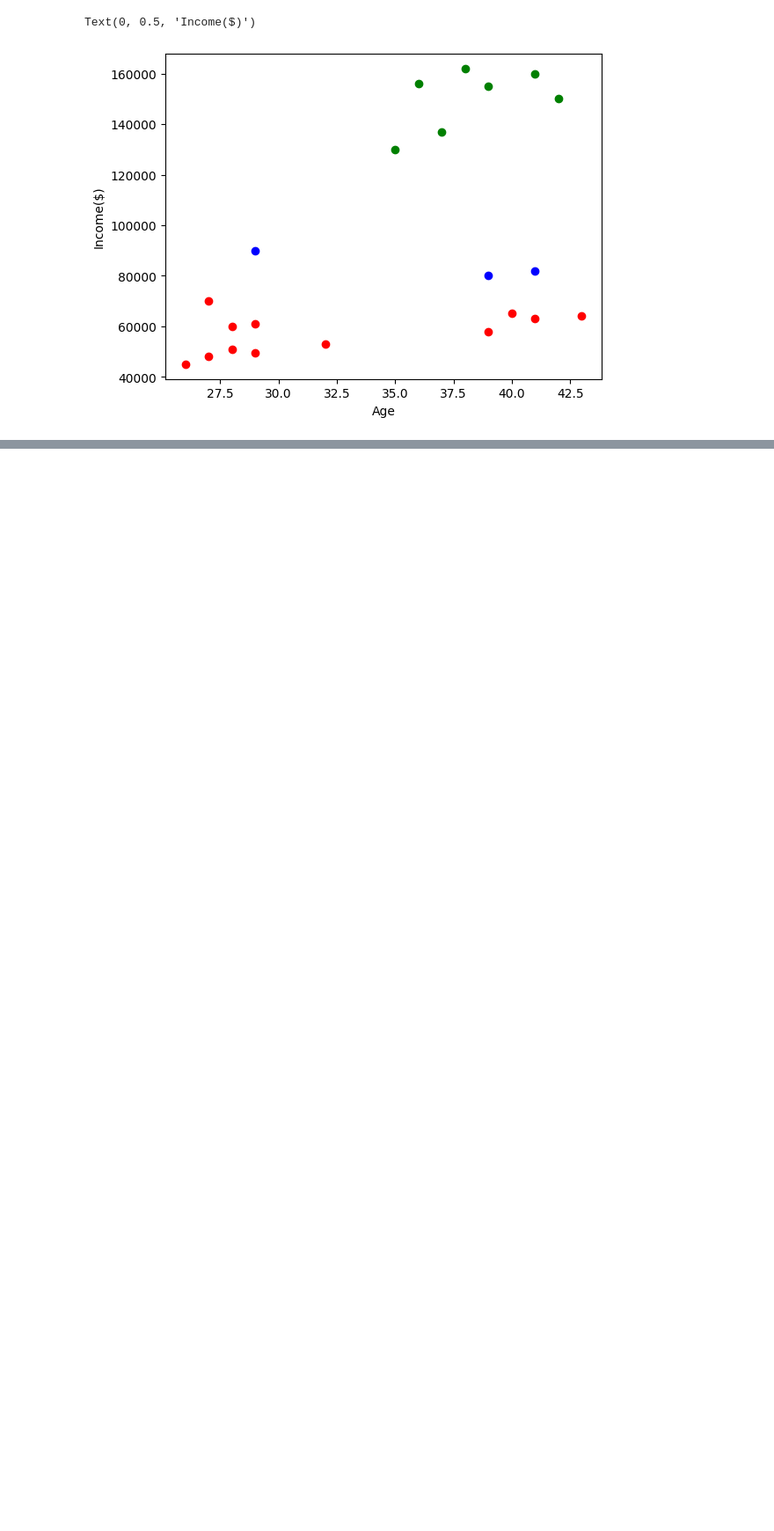
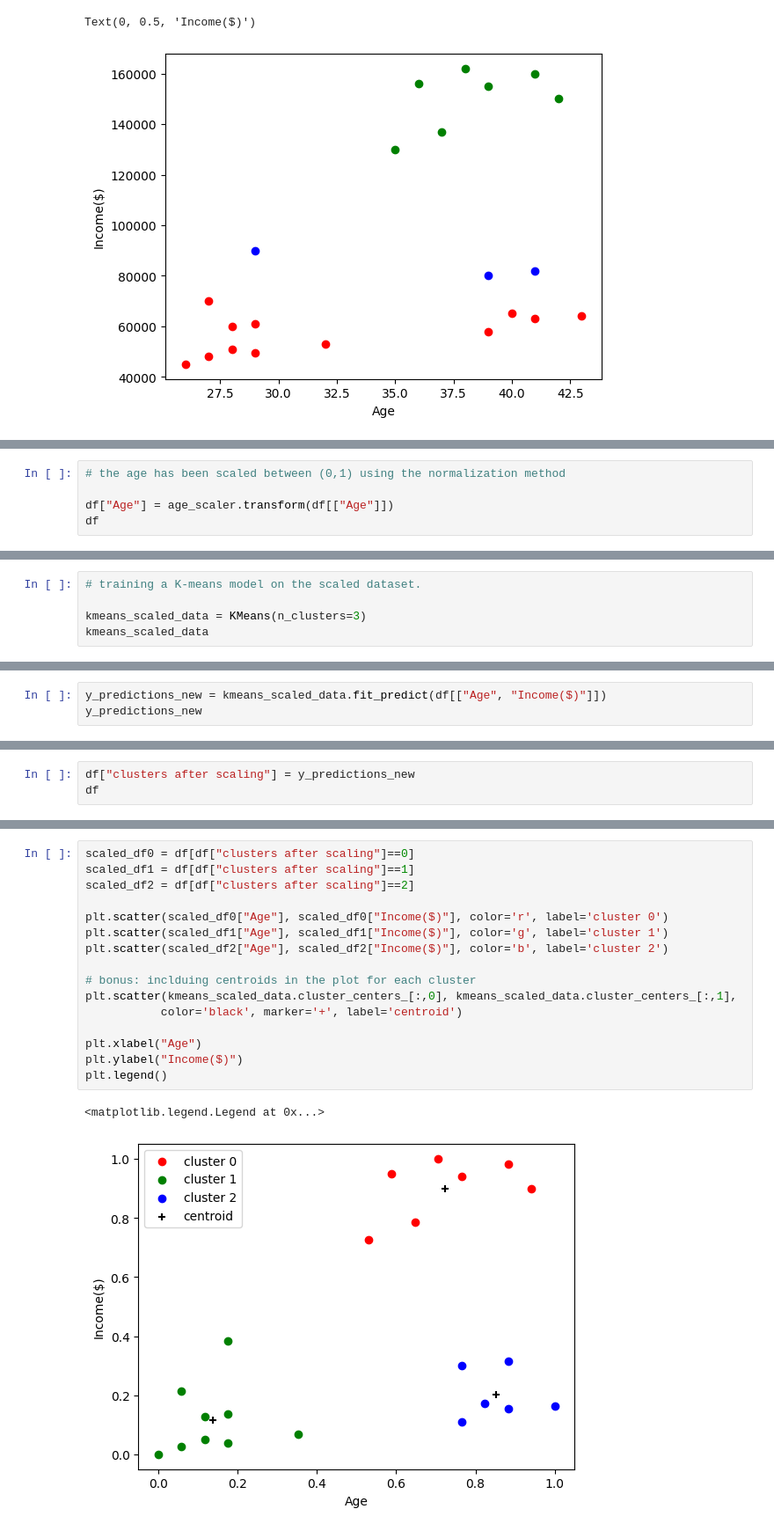
Before and after one commit to cmd-cosmos/ml-algorithms, a Jupyter notebook: Unsupervised-Learning/1-k-means-clustering/k_means_clustering.ipynb, the cells around one changed output, grey strips where cells are left out. Shown at 88% size. Saved outputs shown, nothing was run; the diff lists cells and outputs as text; blank space fills up the shorter version.

Commit message:
scaling(normalization) on data using MinMaxScaler, observed perfect clustering into 3 clusters.

```diff
--- a/Unsupervised-Learning/1-k-means-clustering/k_means_clustering.ipynb
+++ b/Unsupervised-Learning/1-k-means-clustering/k_means_clustering.ipynb
@@ -104,0 +142,5 @@ Text(0, 0.5, 'Income($)')
+# %%
+# the age has been scaled between (0,1) using the normalization method
+
+df["Age"] = age_scaler.transform(df[["Age"]])
+df
@@ -104,0 +165,5 @@ Text(0, 0.5, 'Income($)')
+# %%
+# training a K-means model on the scaled dataset.
+
+kmeans_scaled_data = KMeans(n_clusters=3)
+kmeans_scaled_data
@@ -104,0 +172,3 @@ Text(0, 0.5, 'Income($)')
+# %%
+y_predictions_new = kmeans_scaled_data.fit_predict(df[["Age", "Income($)"]])
+y_predictions_new
@@ -104,0 +178,3 @@ Text(0, 0.5, 'Income($)')
+# %%
+df["clusters after scaling"] = y_predictions_new
+df
@@ -104,0 +199,19 @@ Text(0, 0.5, 'Income($)')
+# %%
+scaled_df0 = df[df["clusters after scaling"]==0]
+scaled_df1 = df[df["clusters after scaling"]==1]
+scaled_df2 = df[df["clusters after scaling"]==2]
+
+plt.scatter(scaled_df0["Age"], scaled_df0["Income($)"], color='r', label='cluster 0')
+plt.scatter(scaled_df1["Age"], scaled_df1["Income($)"], color='g', label='cluster 1')
+plt.scatter(scaled_df2["Age"], scaled_df2["Income($)"], color='b', label='cluster 2')
+
+# bonus: inclduing centroids in the plot for each cluster
+plt.scatter(kmeans_scaled_data.cluster_centers_[:,0], kmeans_scaled_data.cluster_centers_[:,1],
+           color='black', marker='+', label='centroid')
+
+plt.xlabel("Age")
+plt.ylabel("Income($)")
+plt.legend()
+# %% [output]
+<matplotlib.legend.Legend at 0x...>
+[figure, added]
```
Also changed, not shown: parts of 9 cells of this notebook.
